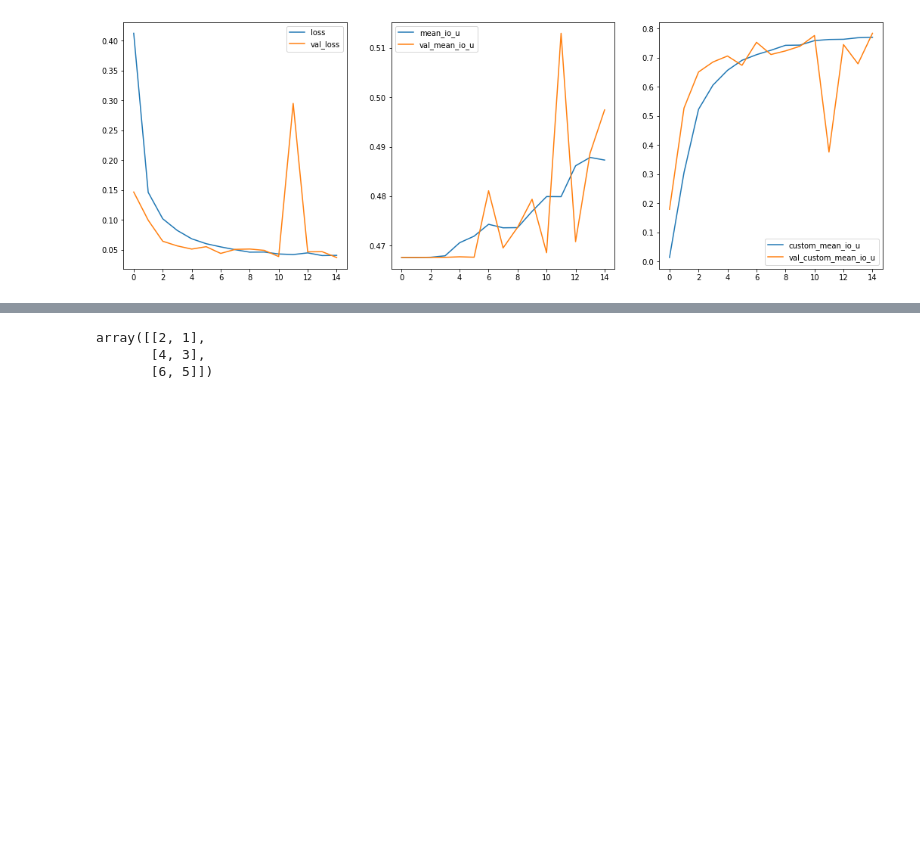
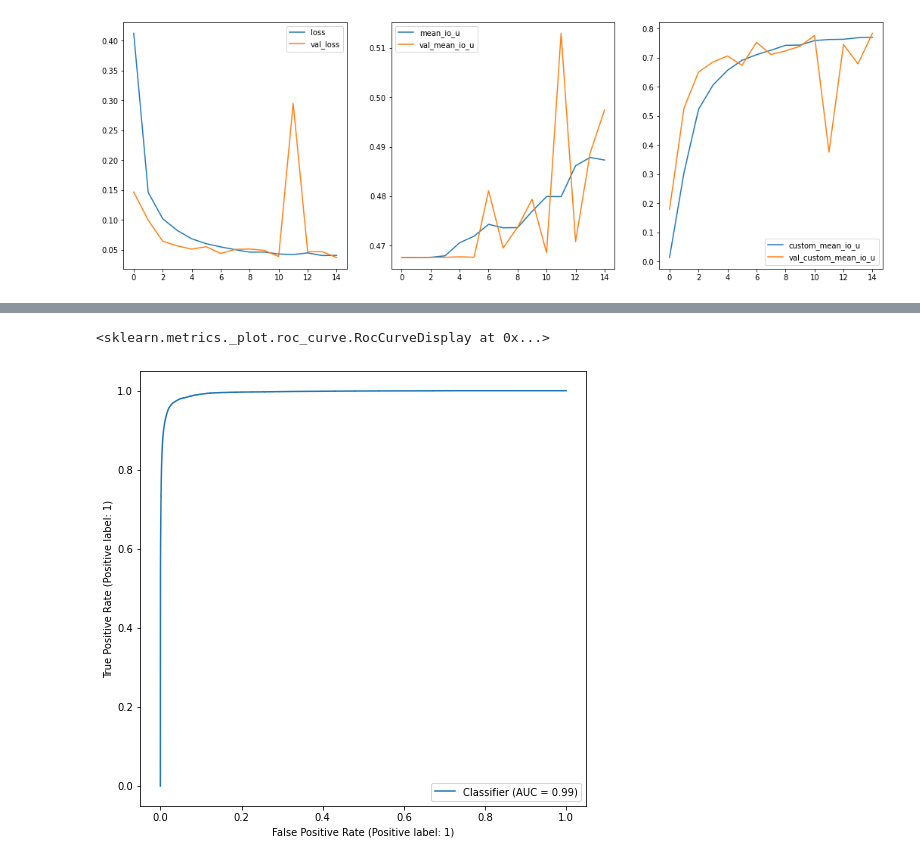
Before and after one commit to A-Stangeland/SolarDetection, a Jupyter notebook: unet_model.ipynb, the cells around one changed output, grey strips where cells are left out. Drawn from its saved outputs; the diff is of its cells as text; code cells hidden in the pictures; blank space fills up the shorter version.

```diff
--- a/unet_model.ipynb
+++ b/unet_model.ipynb
@@ -210,10 +201,0 @@ def rand3():
-# %%
-x = np.array([[1,2],
-              [3,4],
-              [5,6]])
-
-x[:,::-1]
-# %% [output]
-array([[2, 1],
-       [4, 3],
-       [6, 5]])
@@ -219,0 +204,8 @@ array([[2, 1],
+# %%
+from sklearn.metrics import RocCurveDisplay
+
+fig, ax = plt.subplots(figsize=(8,8))
+RocCurveDisplay.from_predictions(y.reshape(-1), y_pred.reshape(-1), ax=ax)
+# %% [output]
+<sklearn.metrics._plot.roc_curve.RocCurveDisplay at 0x...>
+[figure, added]
```
Also changed, not shown: parts of 23 cells of this notebook, 9 other files.
